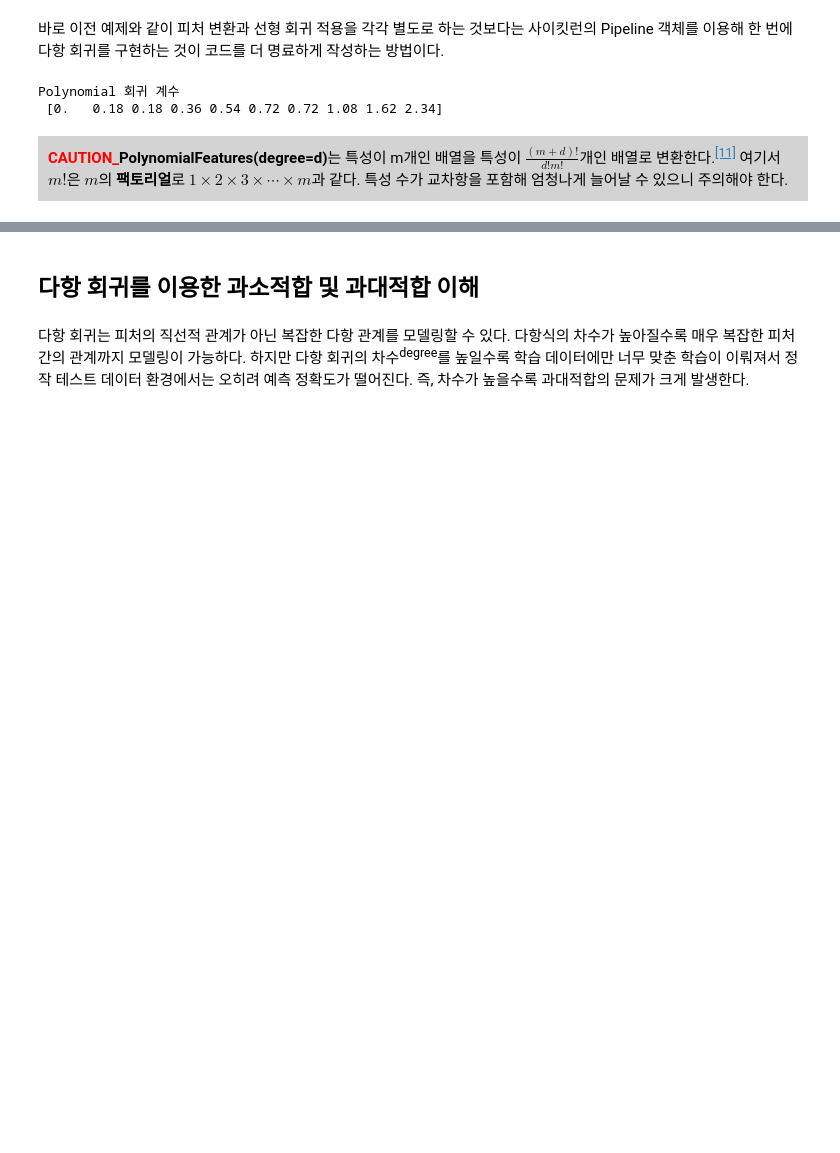
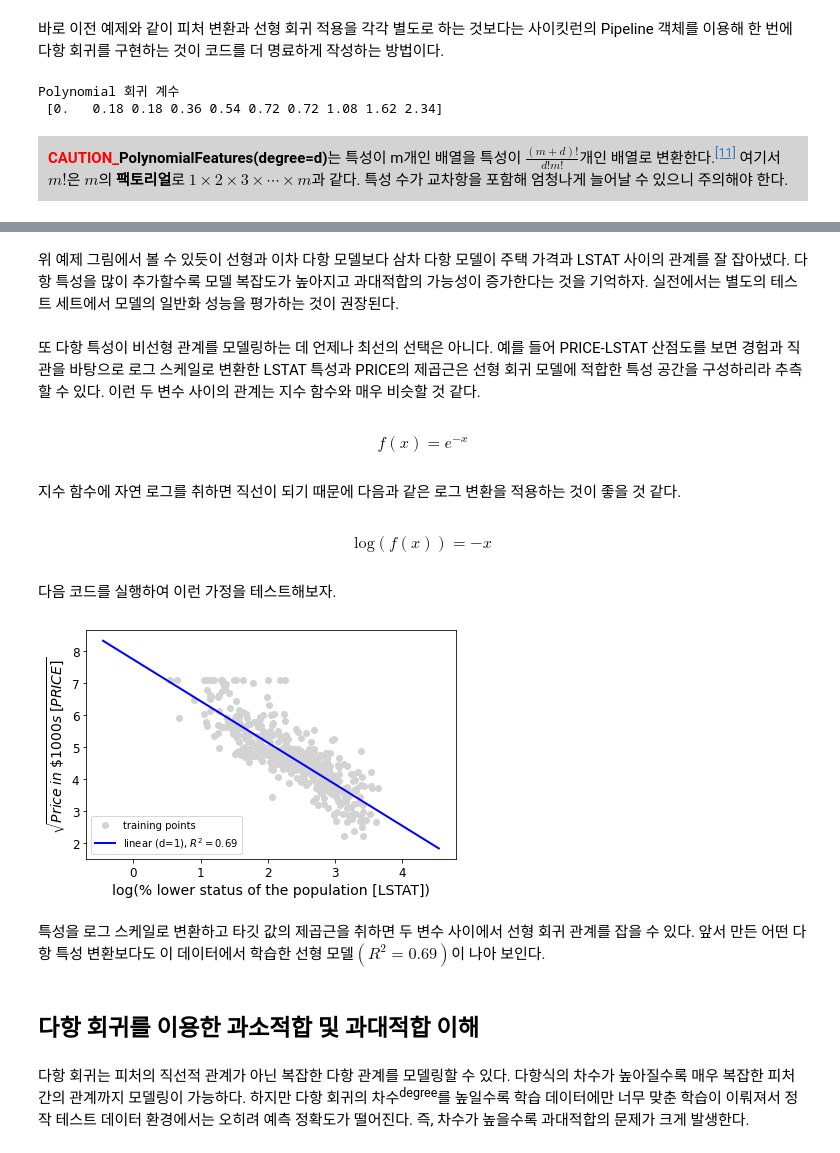
Before and after one commit to Sameta-cani/jwork, a Jupyter notebook: Regression.ipynb, the cells around one changed output, grey strips where cells are left out. Saved outputs shown, nothing was run; the diff lists cells and outputs as text; code cells hidden in the pictures; blank space fills up the shorter version.

```diff
--- a/Regression.ipynb
+++ b/Regression.ipynb
@@ -1081,3 +1118,48 @@ Polynomial 회귀 계수
+# %% [markdown]
+위 예제 그림에서 볼 수 있듯이 선형과 이차 다항 모델보다 삼차 다항 모델이 주택 가격과 LSTAT 사이의 관계를 잘 잡아냈다. 다항 특성을 많이 추가할수록 모델 복잡도가 높아지고 과대적합의 가능성이 증가한다는 것을 기억하자. 실전에서는 별도의 테스트 세트에서 모델의 일반화 성능을 평가하는 것이 권장된다.
+# %% [markdown]
+또 다항 특성이 비선형 관계를 모델링하는 데 언제나 최선의 선택은 아니다. 예를 들어 PRICE-LSTAT 산점도를 보면 경험과 직관을 바탕으로 로그 스케일로 변환한 LSTAT 특성과 PRICE의 제곱근은 선형 회귀 모델에 적합한 특성 공간을 구성하리라 추측할 수 있다. 이런 두 변수 사이의 관계는 지수 함수와 매우 비슷할 것 같다.
+# %% [markdown]
+$$
+f(x) = e^{-x}
+$$
+# %% [markdown]
+지수 함수에 자연 로그를 취하면 직선이 되기 때문에 다음과 같은 로그 변환을 적용하는 것이 좋을 것 같다.
+# %% [markdown]
+$$
+\text{log}(f(x)) = -x
+$$
+# %% [markdown]
+다음 코드를 실행하여 이런 가정을 테스트해보자.
+# %%
+# 특성을 변환한다
+X_log = np.log(X)
+y_sqrt = np.sqrt(y)
+
+# 학습된 모델을 그리기 위해 특성 범위를 만든다
+X_fit = np.arange(X_log.min()-1,
+                  X_log.max()+1, 1)[:, np.newaxis]
+regr = regr.fit(X_log, y_sqrt)
+y_lin_fit = regr.predict(X_fit)
+linear_r2 = r2_score(y_sqrt, regr.predict(X_log))
+
+# 결과 그래프를 그린다
+plt.scatter(X_log, y_sqrt,
+            label='training points',
+            color='lightgray')
+plt.plot(X_fit, y_lin_fit,
+         label='linear (d=1), $R^2=%.2f$' % linear_r2,
+         color='blue',
+         lw=2)
+plt.xlabel('log(% lower status of the population [LSTAT])')
+plt.ylabel('$\sqrt{Price \; in \; \$1000s \; [PRICE]}$')
+plt.legend(loc='lower left')
+plt.tight_layout()
+plt.show()
+# %% [output]
+[figure, added]
+# %% [markdown]
+특성을 로그 스케일로 변환하고 타깃 값의 제곱근을 취하면 두 변수 사이에서 선형 회귀 관계를 잡을 수 있다. 앞서 만든 어떤 다항 특성 변환보다도 이 데이터에서 학습한 선형 모델$(R^2=0.69)$이 나아 보인다.
 # %% [markdown]
 ## 다항 회귀를 이용한 과소적합 및 과대적합 이해
 # %% [markdown]
```
Also changed, not shown: parts of 45 cells of this notebook, 6 other files.
